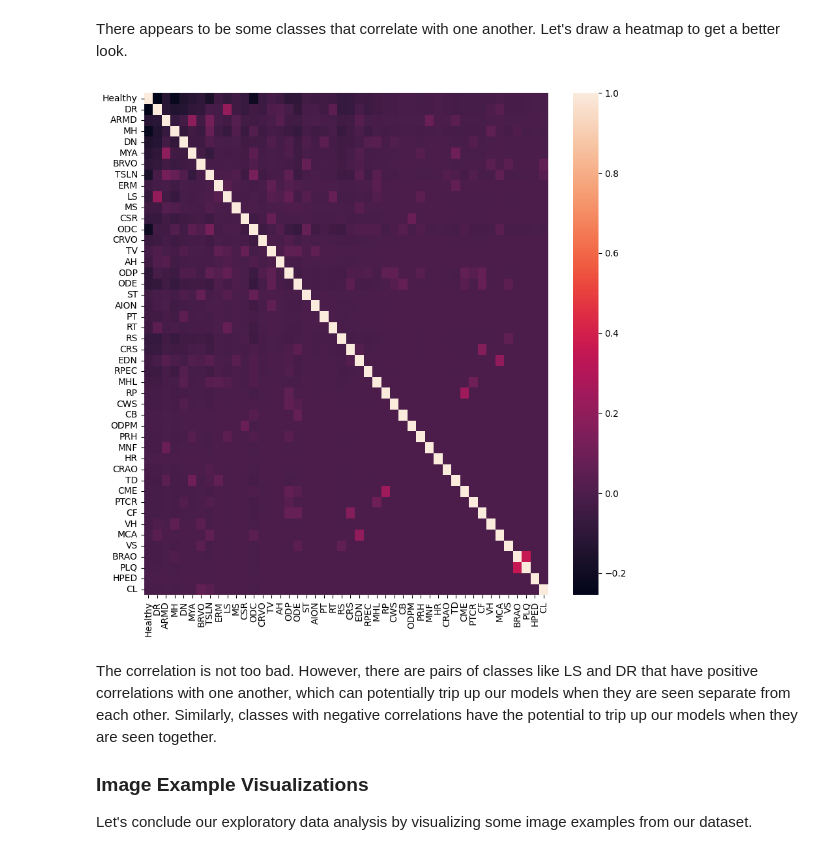
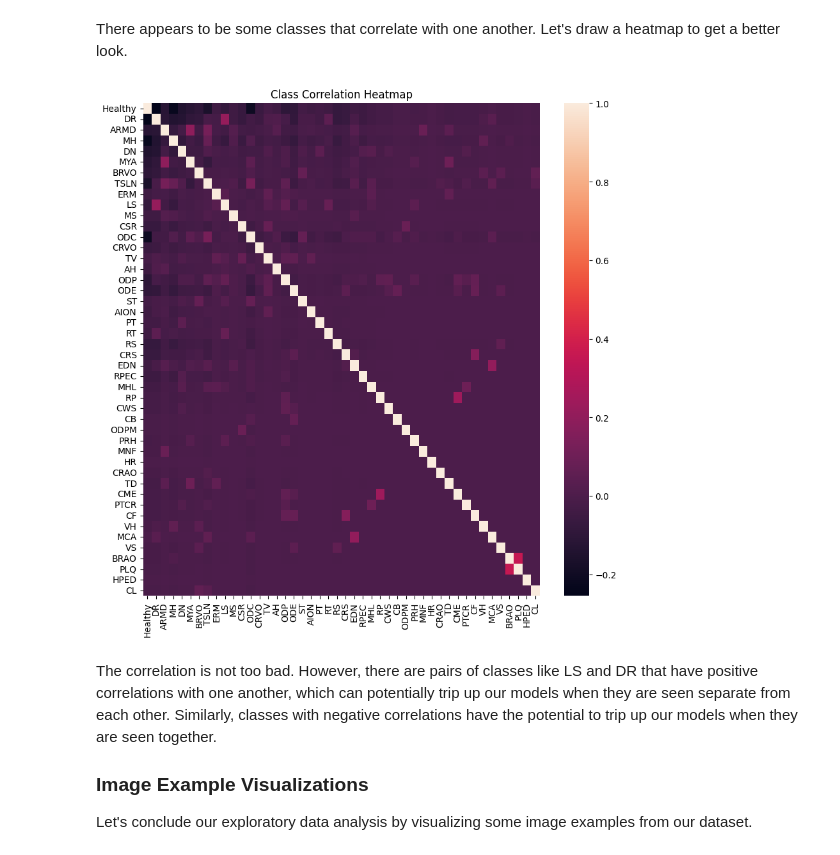
Before and after one commit to OlivesnPink/CompHealthAndMedFinal, a Jupyter notebook: ExploratoryDataAnalysis.ipynb, the cells around one changed output. Drawn from its saved outputs; the diff is of its cells as text; code cells hidden in the pictures.

Commit message:
Update heatmap

```diff
--- a/ExploratoryDataAnalysis.ipynb
+++ b/ExploratoryDataAnalysis.ipynb
@@ -147,10 +147,11 @@ display(correlations)
 There appears to be some classes that correlate with one another. Let's draw a heatmap to get a better look.
 # %%
 plt.figure(figsize=(10, 10))
+plt.title('Class Correlation Heatmap')
 sns.heatmap(correlations, xticklabels=True, yticklabels=True)
 plt.show()
 # %% [output]
-[figure, old version]
+[figure, new version]
 # %% [markdown]
 The correlation is not too bad. However, there are pairs of classes like LS and DR that have positive correlations with one another, which can potentially trip up our models when they are seen separate from each other. Similarly, classes with negative correlations have the potential to trip up our models when they are seen together.
 
```
